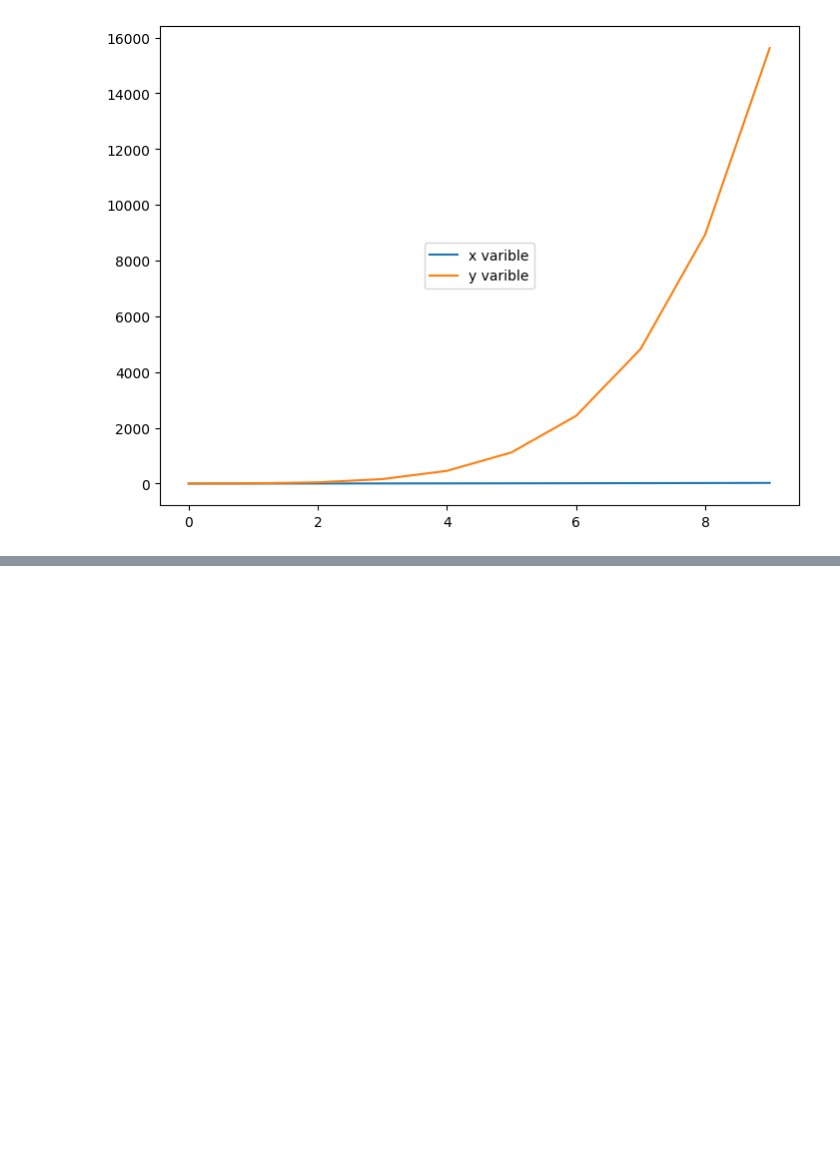
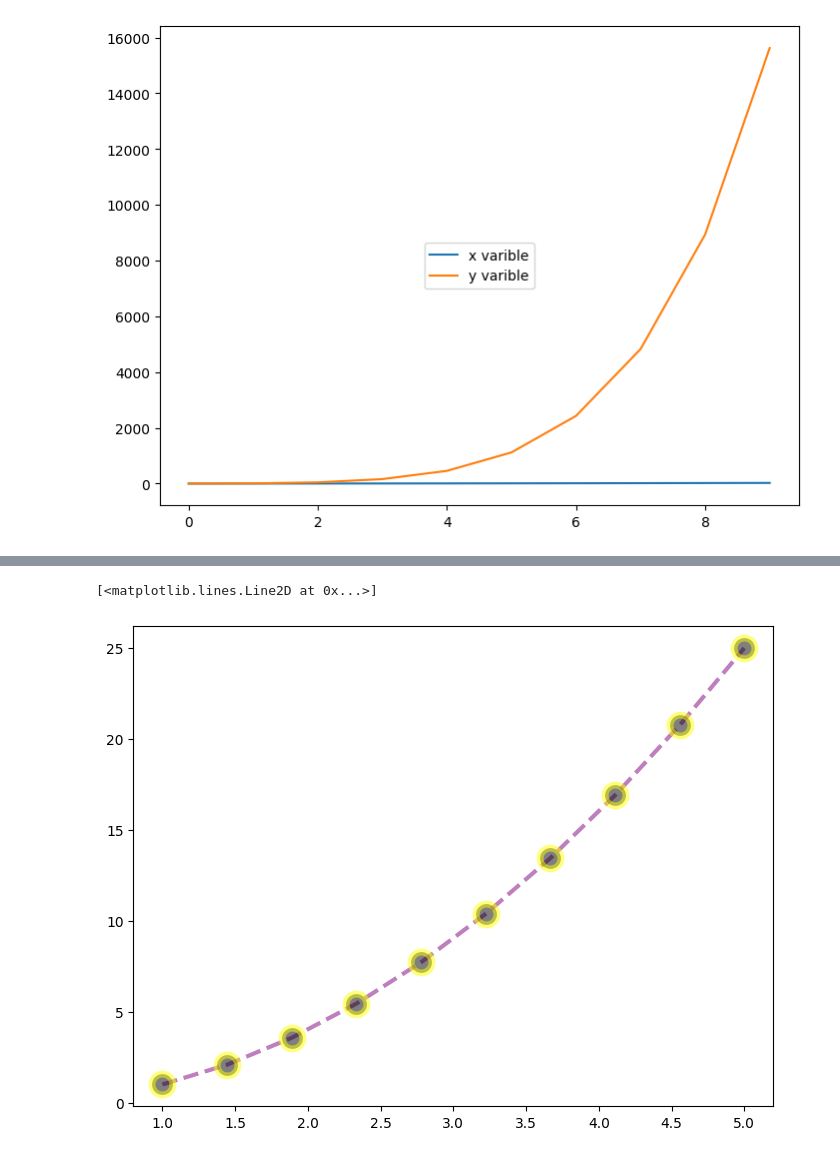
Before and after one commit to 01puneet/visualisation, a Jupyter notebook: matplot.ipynb, the cells around one changed output, grey strips where cells are left out. Cells and saved outputs as stored; diff of their text form; code cells hidden in the pictures; blank space fills up the shorter version.

Commit message:
plot appearance

```diff
--- a/matplot.ipynb
+++ b/matplot.ipynb
@@ -125,0 +128,8 @@ ax.legend(loc=10)#add this to use legend
+# %%
+fig= p.figure()
+ax = fig.add_axes([0,0,1,1])
+ax.plot(x,y, color="purple", lw=3, alpha=0.5, ls="--", marker="o",
+markersize=15, markeredgecolor="yellow", markeredgewidth=5, markerfacecolor="black" ) #can use hexa color codes.
+# %% [output]
+[<matplotlib.lines.Line2D at 0x...>]
+[figure, added]
```
Also changed, not shown: parts of 3 cells of this notebook.
